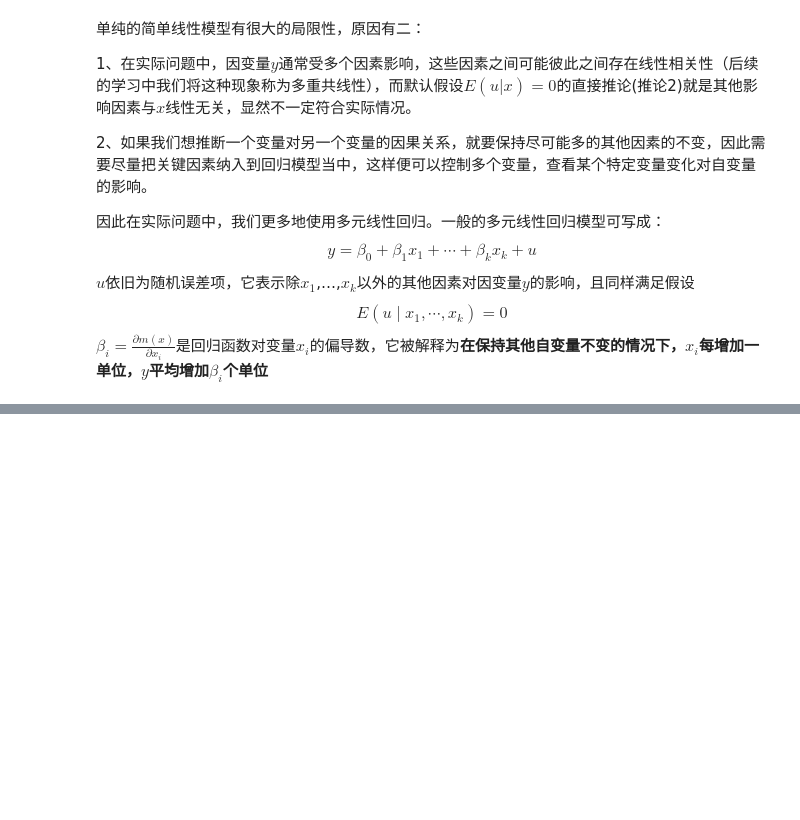
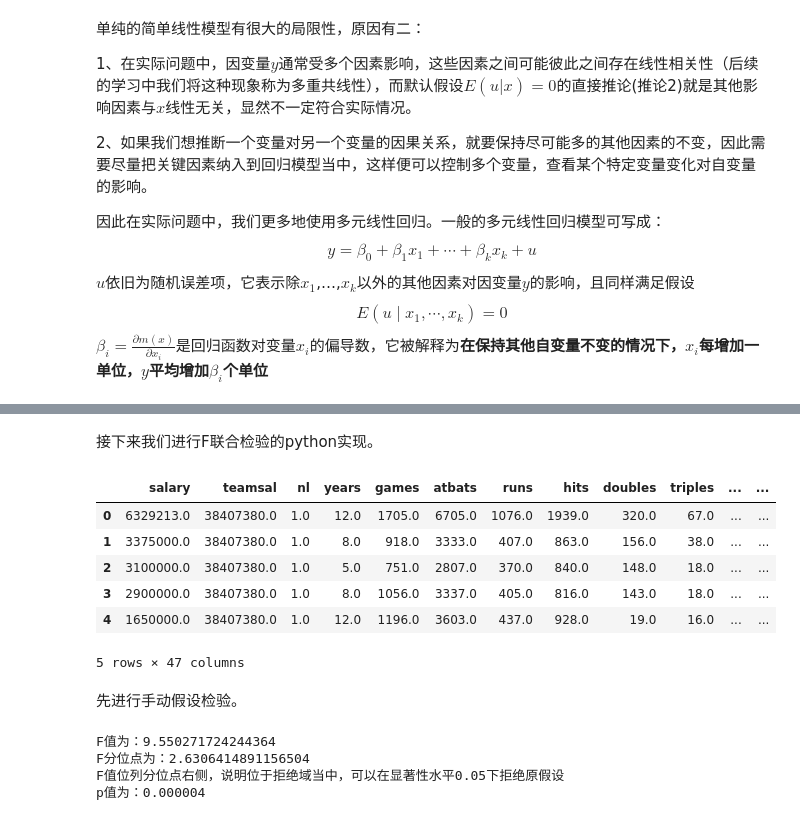
Before and after one commit to Git-Model/Modeling-Universe, a Jupyter notebook: Data-Story/统计分析之回归分析/回归.ipynb, the cells around one changed output, grey strips where cells are left out. Drawn from its saved outputs; the diff is of its cells as text; code cells hidden in the pictures; blank space fills up the shorter version.

```diff
--- a/Data-Story/统计分析之回归分析/回归.ipynb
+++ b/Data-Story/统计分析之回归分析/回归.ipynb
@@ -201,0 +971,46 @@ data
+# %% [markdown]
+接下来我们进行F联合检验的python实现。
+# %%
+# 载入数据集
+mlb1=pd.read_stata('mlb1.dta')
+mlb1.head()
+# %% [output]
+|  | salary | teamsal | nl | years | games | atbats | runs | hits | doubles | triples | ... | ... |
+| 0 | 6329213.0 | 38407380.0 | 1.0 | 12.0 | 1705.0 | 6705.0 | 1076.0 | 1939.0 | 320.0 | 67.0 | ... | ... |
+| 1 | 3375000.0 | 38407380.0 | 1.0 | 8.0 | 918.0 | 3333.0 | 407.0 | 863.0 | 156.0 | 38.0 | ... | ... |
+| 2 | 3100000.0 | 38407380.0 | 1.0 | 5.0 | 751.0 | 2807.0 | 370.0 | 840.0 | 148.0 | 18.0 | ... | ... |
+| 3 | 2900000.0 | 38407380.0 | 1.0 | 8.0 | 1056.0 | 3337.0 | 405.0 | 816.0 | 143.0 | 18.0 | ... | ... |
+| 4 | 1650000.0 | 38407380.0 | 1.0 | 12.0 | 1196.0 | 3603.0 | 437.0 | 928.0 | 19.0 | 16.0 | ... | ... |
+5 rows × 47 columns
+# %% [markdown]
+先进行手动假设检验。
+# %%
+# 无约束模型
+mlb_ur=sm.formula.ols('lsalary~years+gamesyr+bavg+hrunsyr+rbisyr',data=mlb1).fit()
+# 有约束模型
+mlb_r=sm.formula.ols('lsalary~years+gamesyr',data=mlb1).fit()
+
+# 计算两个模型的RSS
+RSS_mlb_ur=np.sum(np.power(mlb_ur.resid,2))
+RSS_mlb_r=np.sum(np.power(mlb_r.resid,2))
+
+# 计算F统计量
+Fvalue=((RSS_mlb_r-RSS_mlb_ur)/3)/(RSS_mlb_ur/(mlb_ur.df_resid))
+print('F值为：{}'.format(Fvalue))
+
+# 计算F分布分位点
+from scipy.stats import f
+# 由于F检验只有大于号的假设，因此只会使用单侧右分位点
+F_isf=f.isf(0.05,3,mlb_ur.df_resid) # 注意自由度的顺序不能颠倒,这里显著性水平为0.05
+print('F分位点为：{}'.format(F_isf))
+print('F值位列分位点右侧，说明位于拒绝域当中，可以在显著性水平0.05下拒绝原假设')
+
+# 计算p值
+# 由于F检验只有大于号的假设，因此只会使用单侧右分位点
+pvalue=f.sf(Fvalue,3,mlb_ur.df_resid)
+print('p值为：{:.6f}'.format(pvalue))
+# %% [output]
+F值为：9.550271724244364
+F分位点为：2.6306414891156504
+F值位列分位点右侧，说明位于拒绝域当中，可以在显著性水平0.05下拒绝原假设
+p值为：0.000004
```
Also changed, not shown: parts of 121 cells of this notebook.
